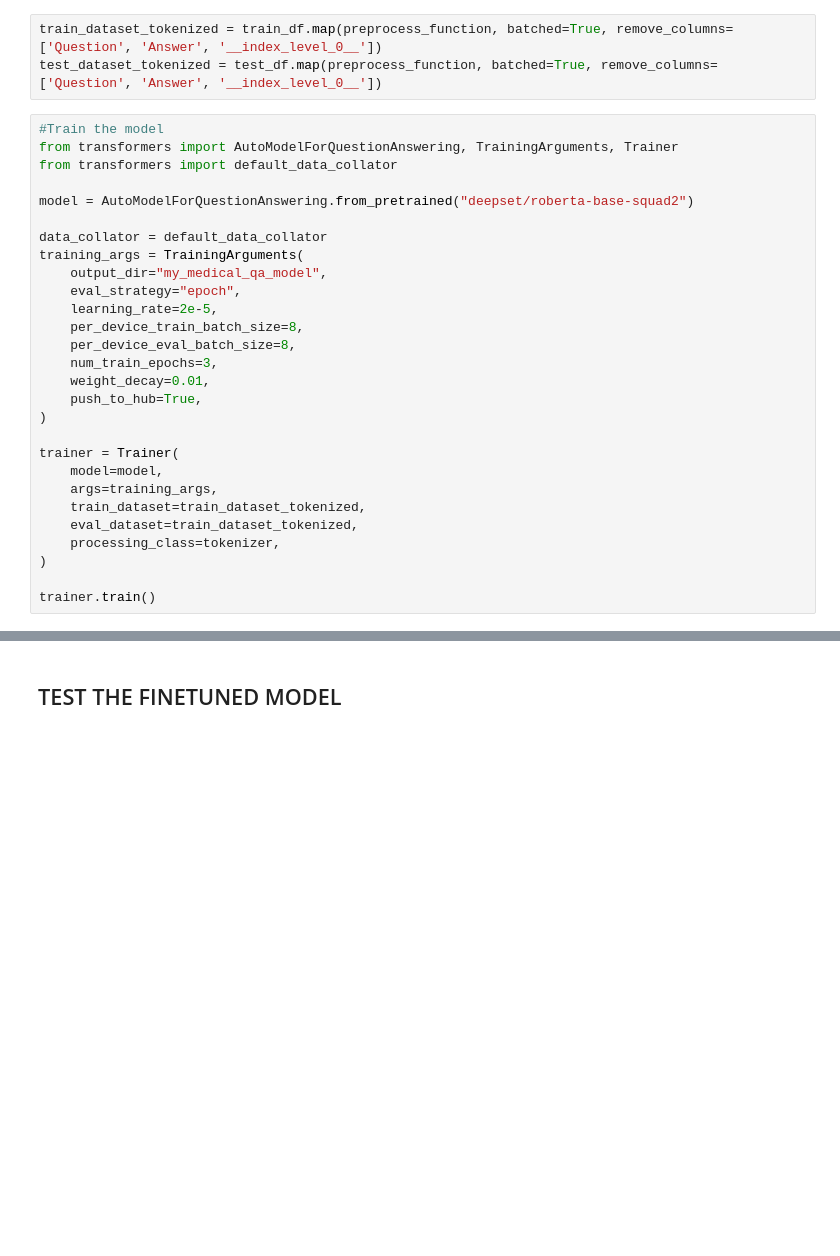
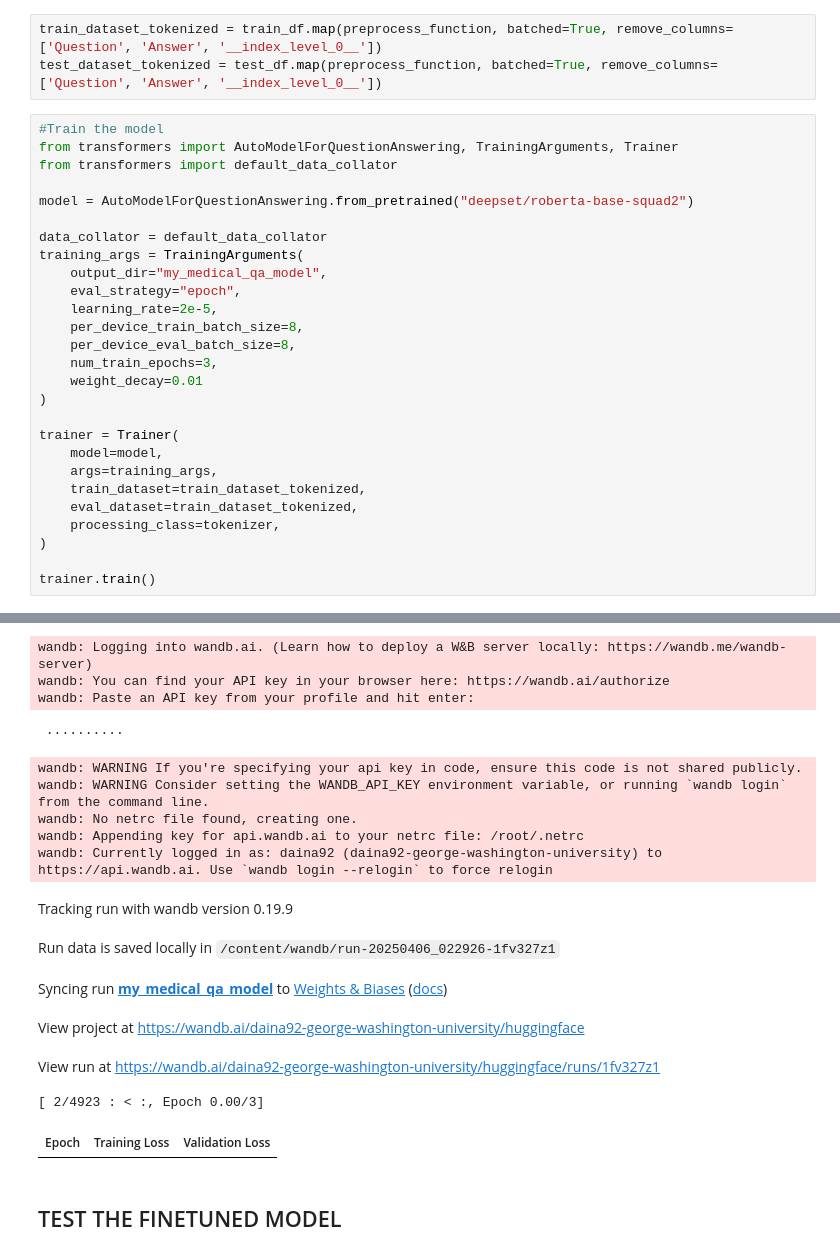
Before and after one commit to deondrae4088/WebMd_chat, a Jupyter notebook: medmd_llm.ipynb, the cells around one changed output, grey strips where cells are left out. Cells and saved outputs as stored; diff of their text form; blank space fills up the shorter version.

```diff
--- a/medmd_llm.ipynb
+++ b/medmd_llm.ipynb
@@ -163,8 +163,7 @@ training_args = TrainingArguments(
     per_device_train_batch_size=8,
     per_device_eval_batch_size=8,
     num_train_epochs=3,
-    weight_decay=0.01,
-    push_to_hub=True,
+    weight_decay=0.01
 )
 
 trainer = Trainer(
@@ -176,3 +175,4 @@ trainer = Trainer(
 )
 
 trainer.train()
+# %% [output]
@@ -179,3 +182,19 @@ trainer.train()
+wandb: Logging into wandb.ai. (Learn how to deploy a W&B server locally: https://wandb.me/wandb-server)
+wandb: You can find your API key in your browser here: https://wandb.ai/authorize
+wandb: Paste an API key from your profile and hit enter:
+ ··········
+wandb: WARNING If you're specifying your api key in code, ensure this code is not shared publicly.
+wandb: WARNING Consider setting the WANDB_API_KEY environment variable, or running `wandb login` from the command line.
+wandb: No netrc file found, creating one.
+wandb: Appending key for api.wandb.ai to your netrc file: /root/.netrc
+wandb: Currently logged in as: daina92 (daina92-george-washington-university) to https://api.wandb.ai. Use `wandb login --relogin` to force relogin
+Tracking run with wandb version 0.19.9
+Run data is saved locally in /content/wandb/run-20250406_022926-1fv327z1
+Syncing run my_medical_qa_model to Weights & Biases (docs)
+View project at https://wandb.ai/daina92-george-washington-university/huggingface
+View run at https://wandb.ai/daina92-george-washington-university/huggingface/runs/1fv327z1
+[ 2/4923 : < :, Epoch 0.00/3]
+| Epoch | Training Loss | Validation Loss |
 # %% [markdown]
 ## TEST THE FINETUNED MODEL
 # %%
```
Also changed, not shown: parts of 1 cell of this notebook.
